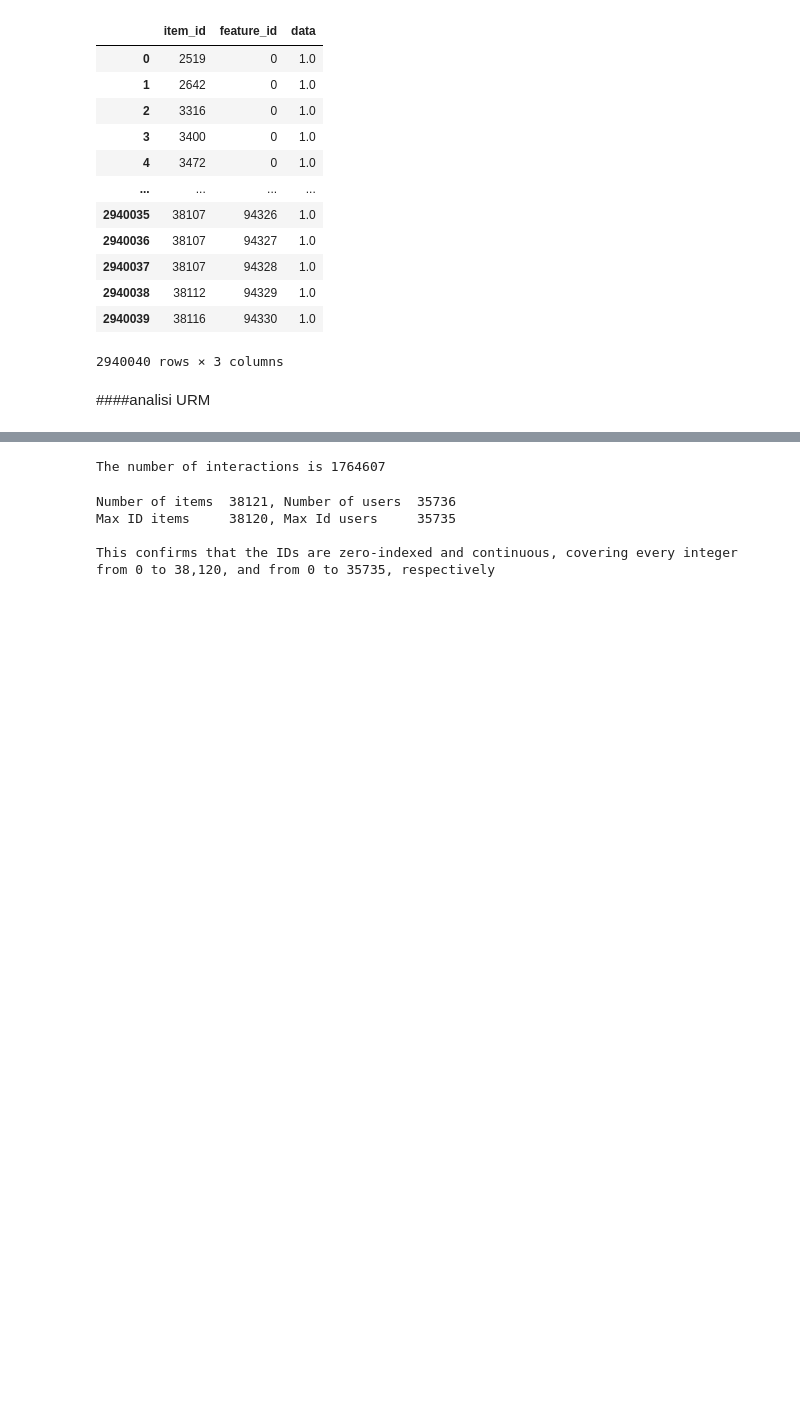
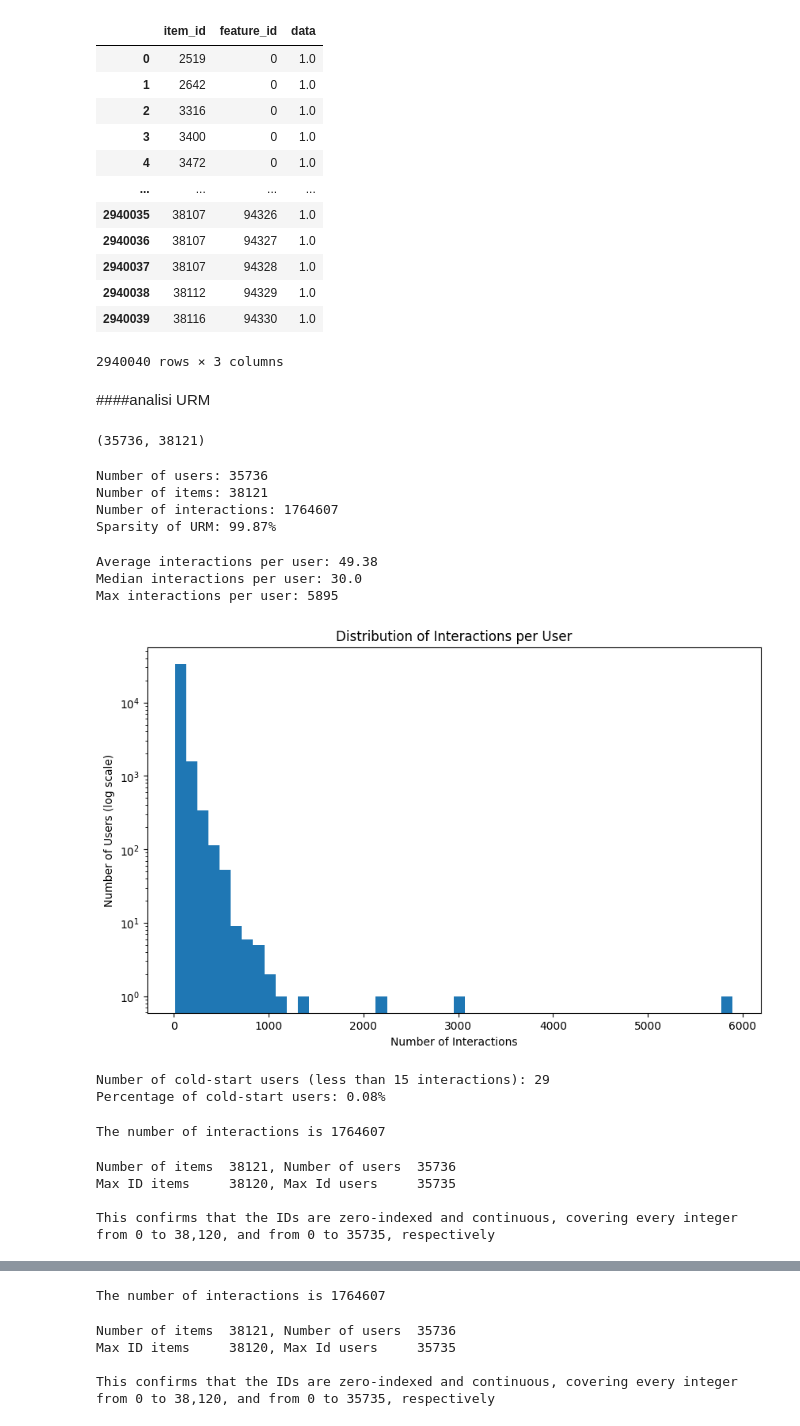
Before and after one commit to kala1221/RecSys_project, a Jupyter notebook: Analysis of data/RecSys_analisi_dati.ipynb, the cells around one changed output, grey strips where cells are left out. Cells and saved outputs as stored; diff of their text form; code cells hidden in the pictures; blank space fills up the shorter version.

```diff
--- a/Analysis of data/RecSys_analisi_dati.ipynb
+++ b/Analysis of data/RecSys_analisi_dati.ipynb
@@ -61,3 +70,83 @@ data_ICM_metadata
 2940040 rows × 3 columns
 # %% [markdown]
 ####analisi URM
+# %%
+#URM creation
+import scipy.sparse as sp
+
+
+user_list = data_train['user_id'].values
+item_list = data_train['item_id'].values
+data_list = data_train['data'].values
+
+# Created as COO sparse matrix
+URM_all = sp.coo_matrix((data_list, (user_list, item_list)))
+print(URM_all.shape)
+# %% [output]
+(35736, 38121)
+# %%
+num_users, num_items = URM_all.shape
+num_interactions = URM_all.nnz
+sparsity = (1 - num_interactions / (num_users * num_items)) * 100
+
+print(f"Number of users: {num_users}")
+print(f"Number of items: {num_items}")
+print(f"Number of interactions: {num_interactions}")
+print(f"Sparsity of URM: {sparsity:.2f}%")
+# %% [output]
+Number of users: 35736
+Number of items: 38121
+Number of interactions: 1764607
+Sparsity of URM: 99.87%
+# %%
+import numpy as np
+import matplotlib.pyplot as plt
+
+user_interaction_counts = np.ediff1d(URM_all.tocsr().indptr)
+
+print(f"Average interactions per user: {np.mean(user_interaction_counts):.2f}")
+print(f"Median interactions per user: {np.median(user_interaction_counts)}")
+print(f"Max interactions per user: {np.max(user_interaction_counts)}")
+
+plt.figure(figsize=(10, 6))
+plt.hist(user_interaction_counts, bins=50, log=True)
+plt.xlabel('Number of Interactions')
+plt.ylabel('Number of Users (log scale)')
+plt.title('Distribution of Interactions per User')
+plt.show()
+# %% [output]
+Average interactions per user: 49.38
+Median interactions per user: 30.0
+Max interactions per user: 5895
+[figure, added]
+# %%
+import numpy as np
+import matplotlib.pyplot as plt
+cold_start_threshold = 15 # Define as appropriate
+num_cold_start_users = np.sum(user_interaction_counts < cold_start_threshold)
+percentage_cold_start_users = (num_cold_start_users / num_users) * 100
+
+print(f"Number of cold-start users (less than {cold_start_threshold} interactions): {num_cold_start_users}")
+print(f"Percentage of cold-start users: {percentage_cold_start_users:.2f}%")
+# %% [output]
+Number of cold-start users (less than 15 interactions): 29
+Percentage of cold-start users: 0.08%
+# %%
+n_interactions = len(data_train)
+print ("The number of interactions is {}".format(n_interactions))
+# %% [output]
+The number of interactions is 1764607
+# %%
+userID_unique = data_train["user_id"].unique()
+itemID_unique = data_train["item_id"].unique()
+n_users = len(userID_unique)
+n_items = len(itemID_unique)
+
+print ("Number of items\t {}, Number of users\t {}".format(n_items, n_users))
+print ("Max ID items\t {}, Max Id users\t {}\n".format(max(itemID_unique), max(userID_unique)))
+print("This confirms that the IDs are zero-indexed and continuous, covering every integer from 0 to 38,120, and from 0 to 35735, respectively")
+# %% [output]
+Number of items  38121, Number of users  35736
+Max ID items     38120, Max Id users     35735
+
+This confirms that the IDs are zero-indexed and continuous, covering every integer from 0 to 38,120, and from 0 to 35735, respectively
```
Also changed, not shown: parts of 34 cells of this notebook.
